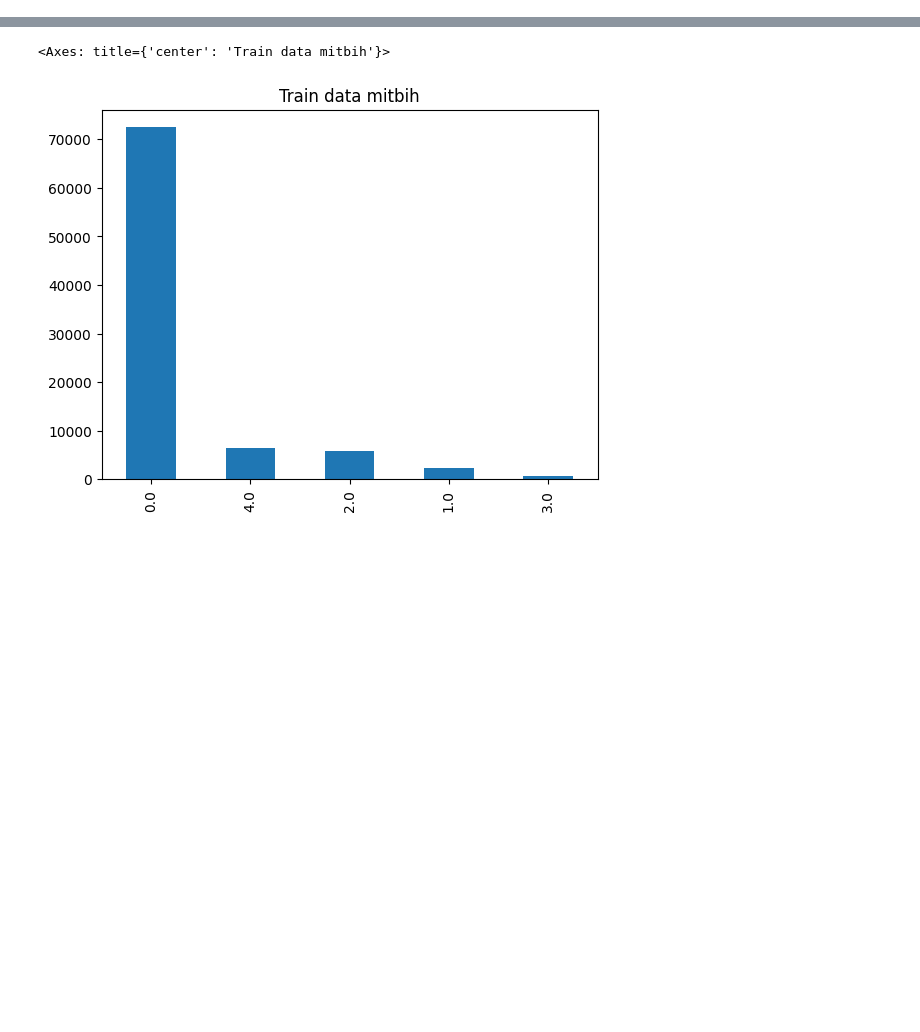
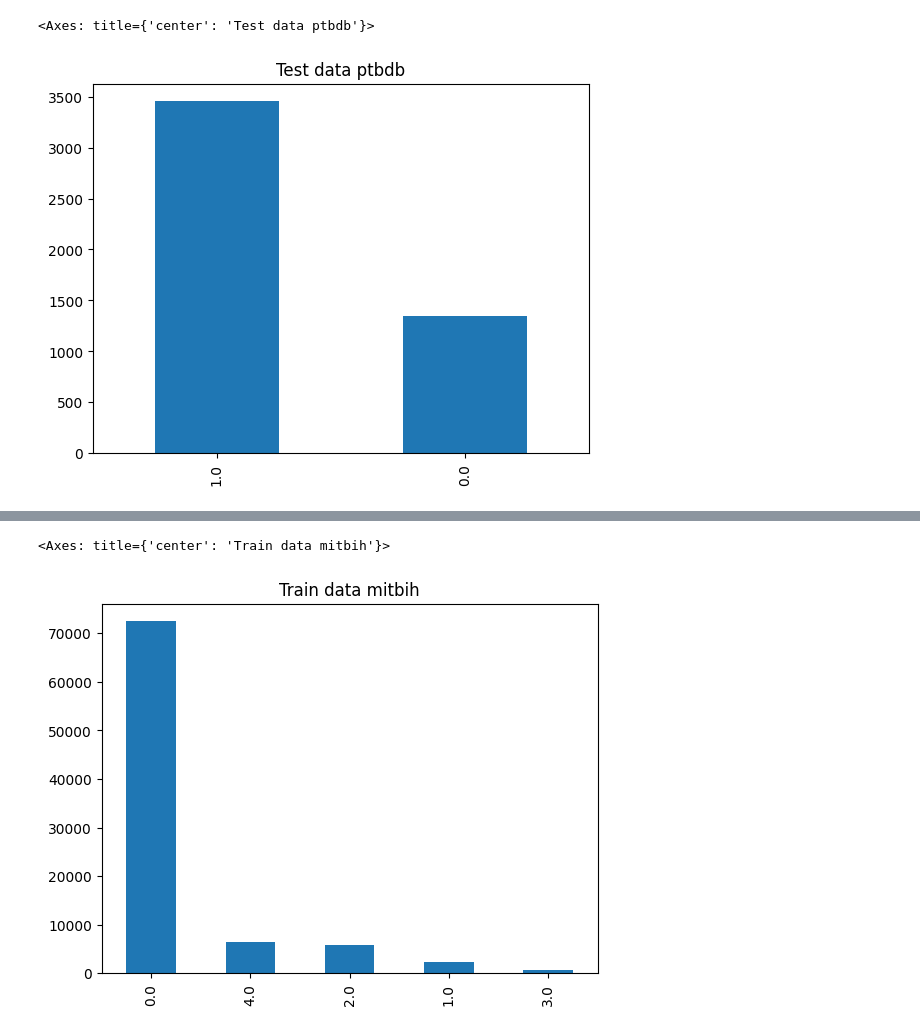
Before and after one commit to iandreileo/machine-learning-homework, a Jupyter notebook: homework_mitbih.ipynb, the cells around one changed output, grey strips where cells are left out. Cells and saved outputs as stored; diff of their text form; code cells hidden in the pictures; blank space fills up the shorter version.

```diff
--- a/homework_mitbih.ipynb
+++ b/homework_mitbih.ipynb
@@ -38,0 +69,12 @@ test_x_mitbih, test_y_mitbih = load_data(
+# %%
+# Test data ptbdb
+
+# create a dataframe from the data and labels
+df_test_ptbdb = pd.DataFrame(test_x_ptbdb)
+df_test_ptbdb['label'] = test_y_ptbdb
+
+# create a plot bar from the dataframe using pandas.plot.bar
+df_test_ptbdb['label'].value_counts().plot.bar(title = "Test data ptbdb")
+# %% [output]
+<Axes: title={'center': 'Test data ptbdb'}>
+[figure, added]
```
Also changed, not shown: parts of 17 cells of this notebook.
